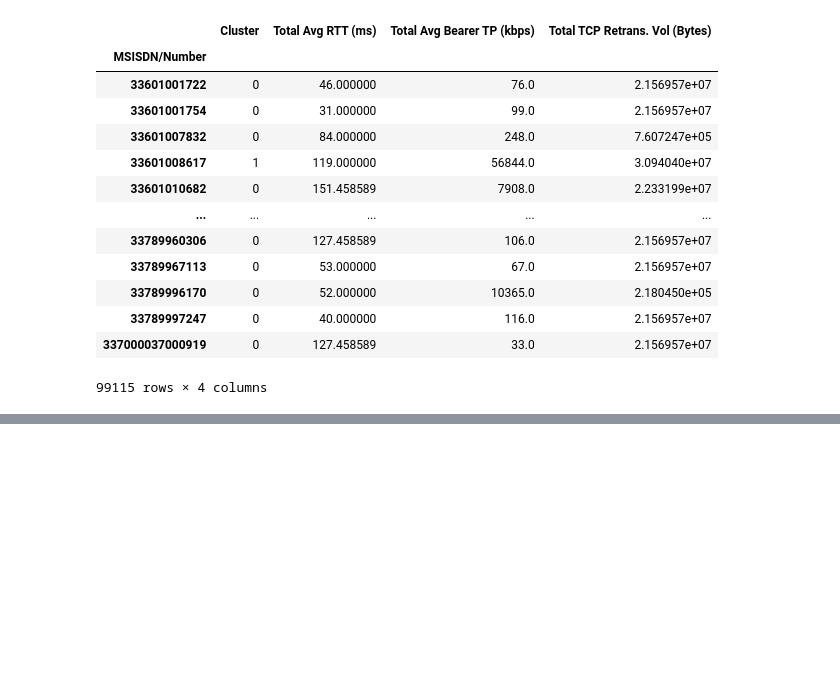
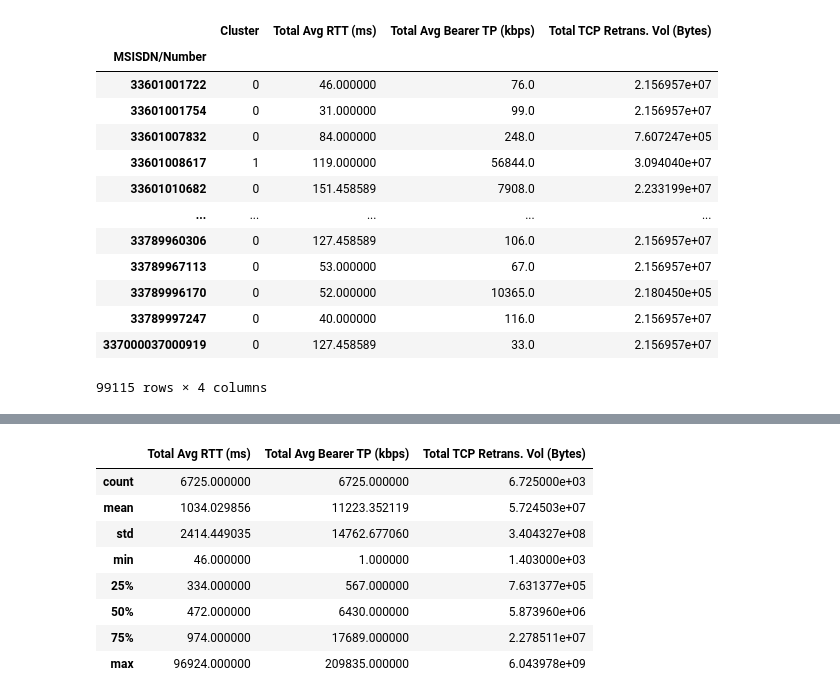
Before and after one commit to zelalemshiferaw/Telecommunication-Data-Analysis, a Jupyter notebook: notebooks/User Experience Analysis.ipynb, the cells around one changed output, grey strips where cells are left out. Drawn from its saved outputs; the diff is of its cells as text; code cells hidden in the pictures; blank space fills up the shorter version.

```diff
--- a/notebooks/User Experience Analysis.ipynb
+++ b/notebooks/User Experience Analysis.ipynb
@@ -350,0 +365,12 @@ clustered_tellco_exprience_df
+# %%
+clustered_telecom_exprience_df[clustered_telecom_exprience_df["Cluster"]==2][["Total Avg RTT (ms)","Total Avg Bearer TP (kbps)","Total TCP Retrans. Vol (Bytes)"]].describe()
+# %% [output]
+|  | Total Avg RTT (ms) | Total Avg Bearer TP (kbps) | Total TCP Retrans. Vol (Bytes) |
+| count | 6725.000000 | 6725.000000 | 6.725000e+03 |
+| mean | 1034.029856 | 11223.352119 | 5.724503e+07 |
+| std | 2414.449035 | 14762.677060 | 3.404327e+08 |
+| min | 46.000000 | 1.000000 | 1.403000e+03 |
+| 25% | 334.000000 | 567.000000 | 7.631377e+05 |
+| 50% | 472.000000 | 6430.000000 | 5.873960e+06 |
+| 75% | 974.000000 | 17689.000000 | 2.278511e+07 |
+| max | 96924.000000 | 209835.000000 | 6.043978e+09 |
```
Also changed, not shown: parts of 4 cells of this notebook.
